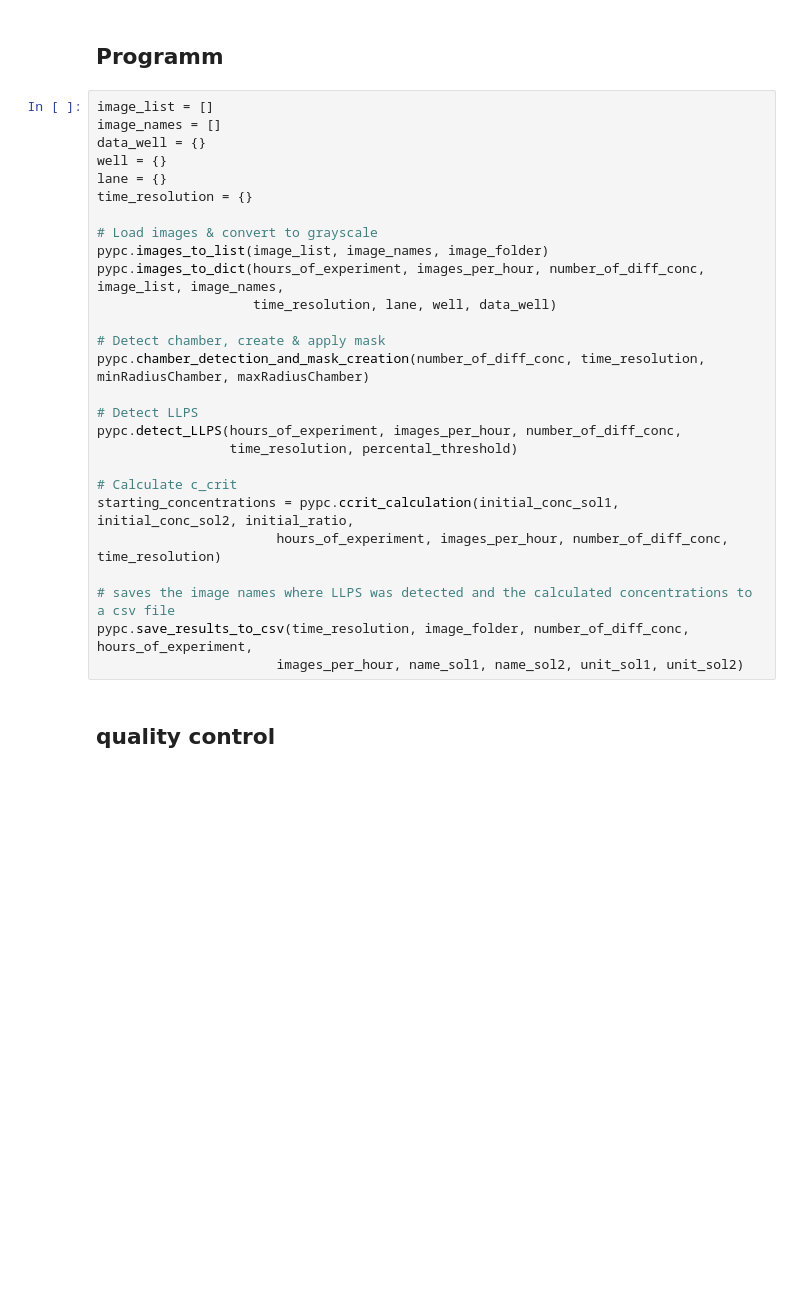
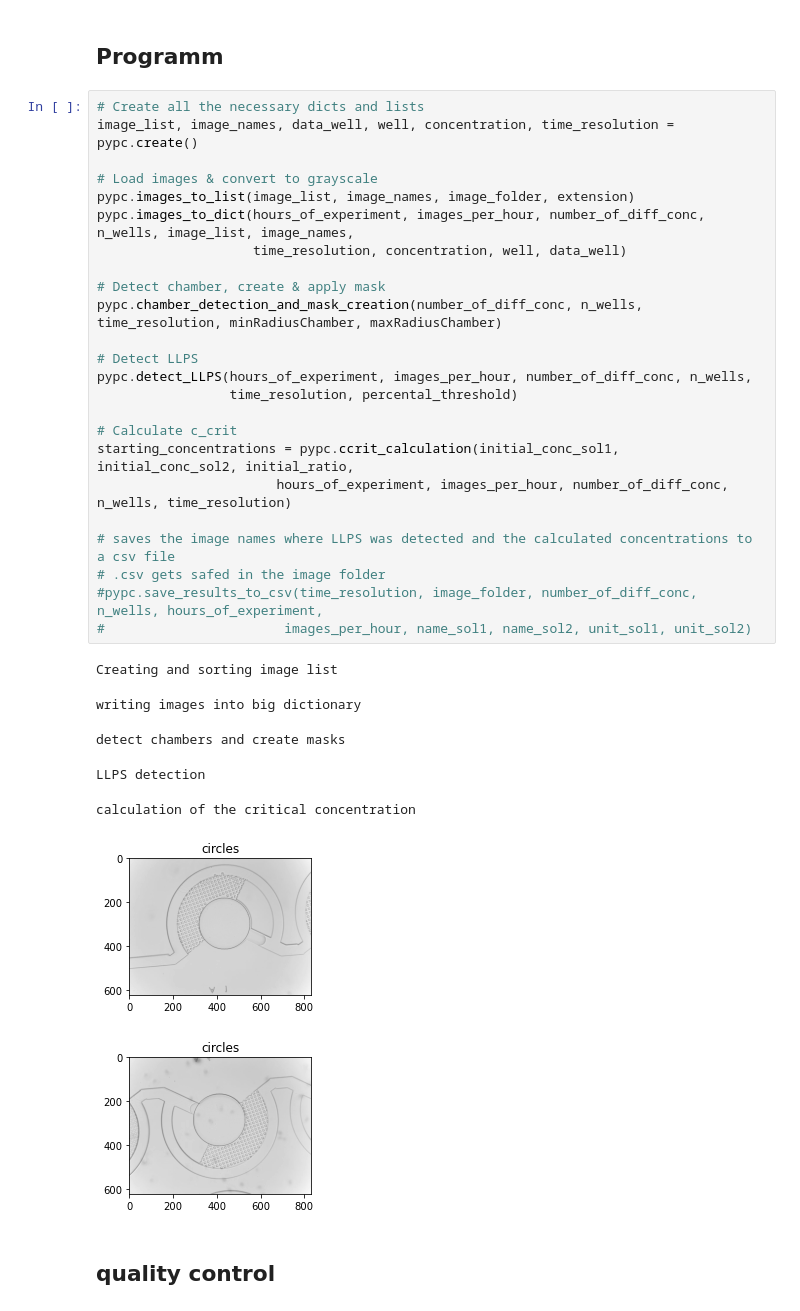
Before and after one commit to cfsb618/PyPhaseChip, a Jupyter notebook: pyphasechip.ipynb, the cells around one changed output. Drawn from its saved outputs; the diff is of its cells as text; blank space fills up the shorter version.

```diff
--- a/pyphasechip.ipynb
+++ b/pyphasechip.ipynb
@@ -60,32 +72,37 @@ image_folder = "C:/Users/DigitalStation/Documents/Python_Scripts/DropletDetectio
 # %% [markdown]
 ## Programm
 # %%
-image_list = []
-image_names = []
-data_well = {}
-well = {}
-lane = {}
-time_resolution = {}
+# Create all the necessary dicts and lists
+image_list, image_names, data_well, well, concentration, time_resolution = pypc.create()
 
 # Load images & convert to grayscale
-pypc.images_to_list(image_list, image_names, image_folder)
-pypc.images_to_dict(hours_of_experiment, images_per_hour, number_of_diff_conc, image_list, image_names,
-                    time_resolution, lane, well, data_well)
+pypc.images_to_list(image_list, image_names, image_folder, extension)
+pypc.images_to_dict(hours_of_experiment, images_per_hour, number_of_diff_conc, n_wells, image_list, image_names,
+                    time_resolution, concentration, well, data_well)
 
 # Detect chamber, create & apply mask
-pypc.chamber_detection_and_mask_creation(number_of_diff_conc, time_resolution, minRadiusChamber, maxRadiusChamber)
+pypc.chamber_detection_and_mask_creation(number_of_diff_conc, n_wells, time_resolution, minRadiusChamber, maxRadiusChamber)
 
 # Detect LLPS
-pypc.detect_LLPS(hours_of_experiment, images_per_hour, number_of_diff_conc,
+pypc.detect_LLPS(hours_of_experiment, images_per_hour, number_of_diff_conc, n_wells,
                  time_resolution, percental_threshold)
 
 # Calculate c_crit
 starting_concentrations = pypc.ccrit_calculation(initial_conc_sol1, initial_conc_sol2, initial_ratio,
-                       hours_of_experiment, images_per_hour, number_of_diff_conc, time_resolution)
+                       hours_of_experiment, images_per_hour, number_of_diff_conc, n_wells, time_resolution)
 
 # saves the image names where LLPS was detected and the calculated concentrations to a csv file
-pypc.save_results_to_csv(time_resolution, image_folder, number_of_diff_conc, hours_of_experiment,
-                       images_per_hour, name_sol1, name_sol2, unit_sol1, unit_sol2)
+# .csv gets safed in the image folder
+#pypc.save_results_to_csv(time_resolution, image_folder, number_of_diff_conc, n_wells, hours_of_experiment,
+#                       images_per_hour, name_sol1, name_sol2, unit_sol1, unit_sol2)
+# %% [output]
+Creating and sorting image list
+writing images into big dictionary
+detect chambers and create masks
+LLPS detection
+calculation of the critical concentration
+[figure, added]
+[figure, added]
 # %% [markdown]
 ## quality control
 # %%
```
Also changed, not shown: parts of 4 cells of this notebook, 2 other files.
